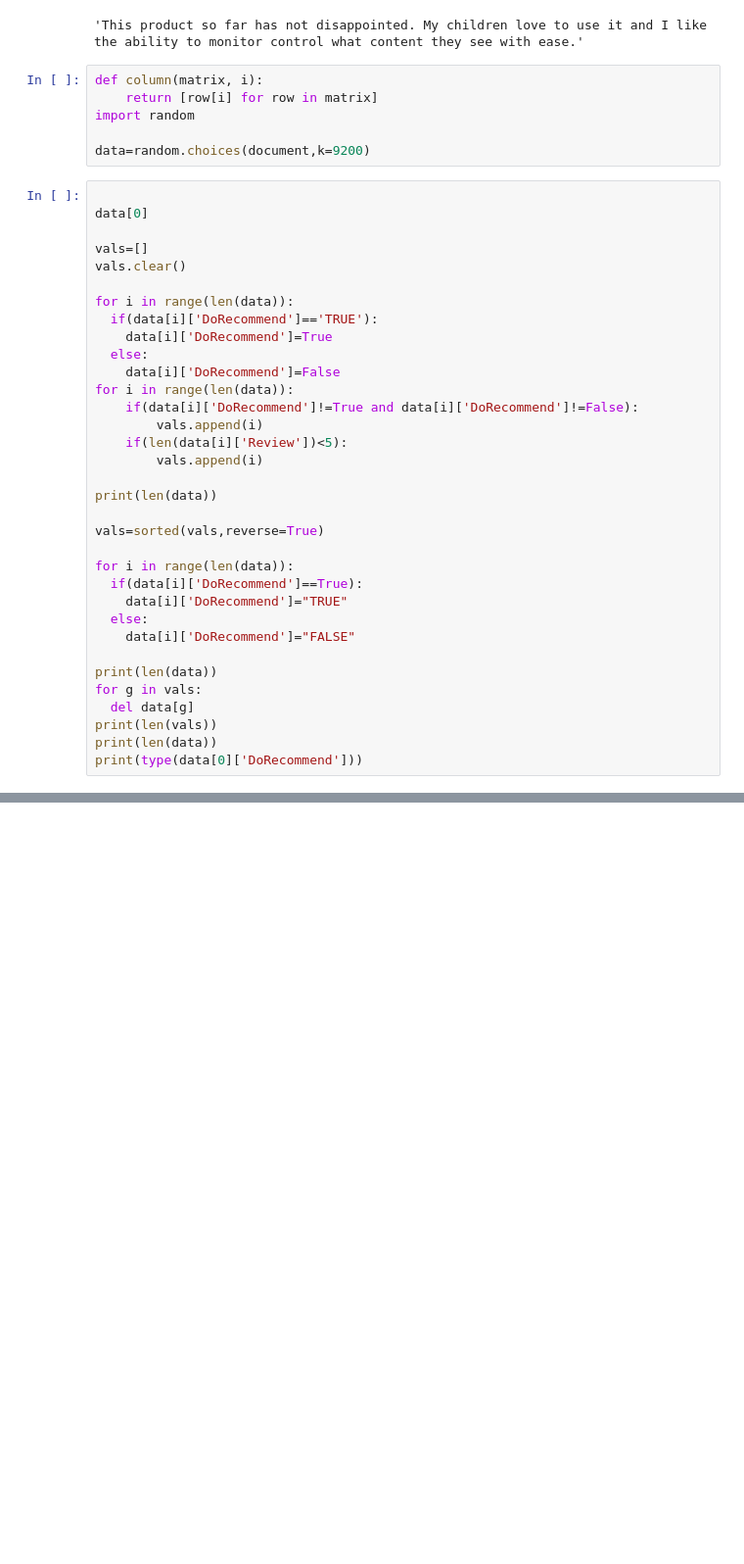
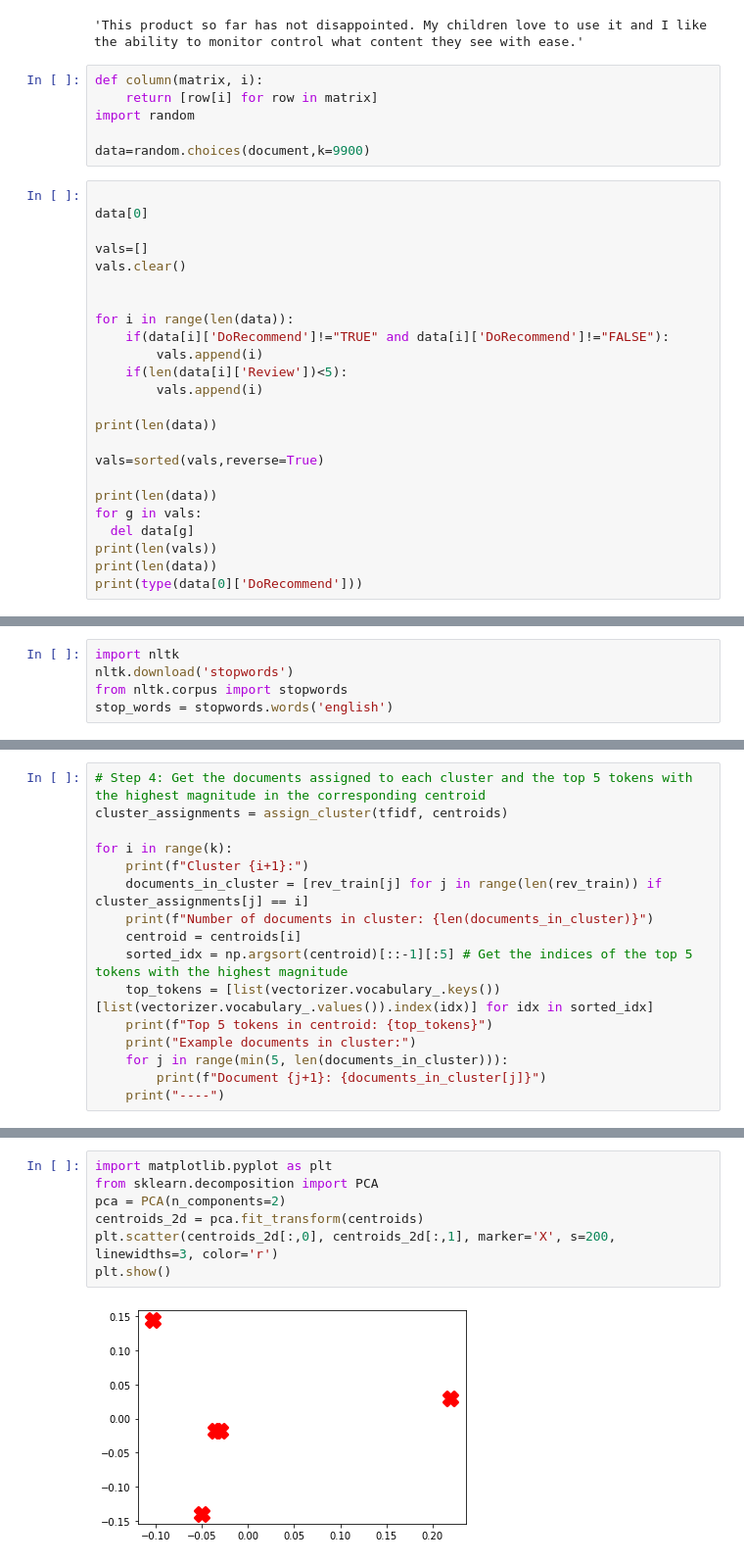
Before and after one commit to farz-1/template, a Jupyter notebook: CW.ipynb, the cells around one changed output, grey strips where cells are left out. Shown at 98% size. Cells and saved outputs as stored; diff of their text form; blank space fills up the shorter version.

```diff
--- a/CW.ipynb
+++ b/CW.ipynb
@@ -36,7 +36,7 @@ def column(matrix, i):
     return [row[i] for row in matrix]
 import random
 
-data=random.choices(document,k=9200)
+data=random.choices(document,k=9900)
 # %%
 
 data[0]
@@ -44,13 +44,9 @@ data[0]
 vals=[]
 vals.clear()
 
+
 for i in range(len(data)):
-  if(data[i]['DoRecommend']=='TRUE'):
-    data[i]['DoRecommend']=True
-  else:
-    data[i]['DoRecommend']=False
-for i in range(len(data)):
-    if(data[i]['DoRecommend']!=True and data[i]['DoRecommend']!=False):
+    if(data[i]['DoRecommend']!="TRUE" and data[i]['DoRecommend']!="FALSE"):
         vals.append(i)
     if(len(data[i]['Review'])<5):
         vals.append(i)
@@ -59,12 +55,6 @@ print(len(data))
 
 vals=sorted(vals,reverse=True)
 
-for i in range(len(data)):
-  if(data[i]['DoRecommend']==True):
-    data[i]['DoRecommend']="TRUE"
-  else:
-    data[i]['DoRecommend']="FALSE"
-
 print(len(data))
 for g in vals:
   del data[g]
@@ -100,0 +91,5 @@ len(rev_train)/total, len(rev_val)/total, len(rev_test)/total
+# %%
+import nltk
+nltk.download('stopwords')
+from nltk.corpus import stopwords
+stop_words = stopwords.words('english')
@@ -162,0 +154,16 @@ print(len(centroids[0]))
+# %%
+# Step 4: Get the documents assigned to each cluster and the top 5 tokens with the highest magnitude in the corresponding centroid
+cluster_assignments = assign_cluster(tfidf, centroids)
+
+for i in range(k):
+    print(f"Cluster {i+1}:")
+    documents_in_cluster = [rev_train[j] for j in range(len(rev_train)) if cluster_assignments[j] == i]
+    print(f"Number of documents in cluster: {len(documents_in_cluster)}")
+    centroid = centroids[i]
+    sorted_idx = np.argsort(centroid)[::-1][:5] # Get the indices of the top 5 tokens with the highest magnitude
+    top_tokens = [list(vectorizer.vocabulary_.keys())[list(vectorizer.vocabulary_.values()).index(idx)] for idx in sorted_idx]
+    print(f"Top 5 tokens in centroid: {top_tokens}")
+    print("Example documents in cluster:")
+    for j in range(min(5, len(documents_in_cluster))):
+        print(f"Document {j+1}: {documents_in_cluster[j]}")
+    print("----")
@@ -177,0 +313,9 @@ plt.show()
+# %%
+import matplotlib.pyplot as plt
+from sklearn.decomposition import PCA
+pca = PCA(n_components=2)
+centroids_2d = pca.fit_transform(centroids)
+plt.scatter(centroids_2d[:,0], centroids_2d[:,1], marker='X', s=200, linewidths=3, color='r')
+plt.show()
+# %% [output]
+[figure, added]
```
Also changed, not shown: parts of 26 cells of this notebook.
